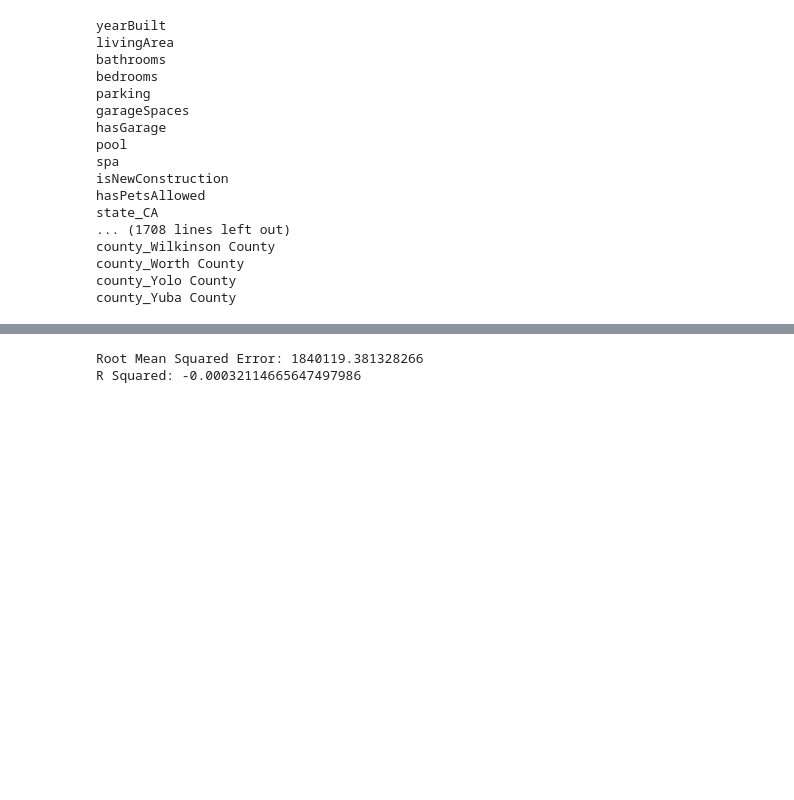
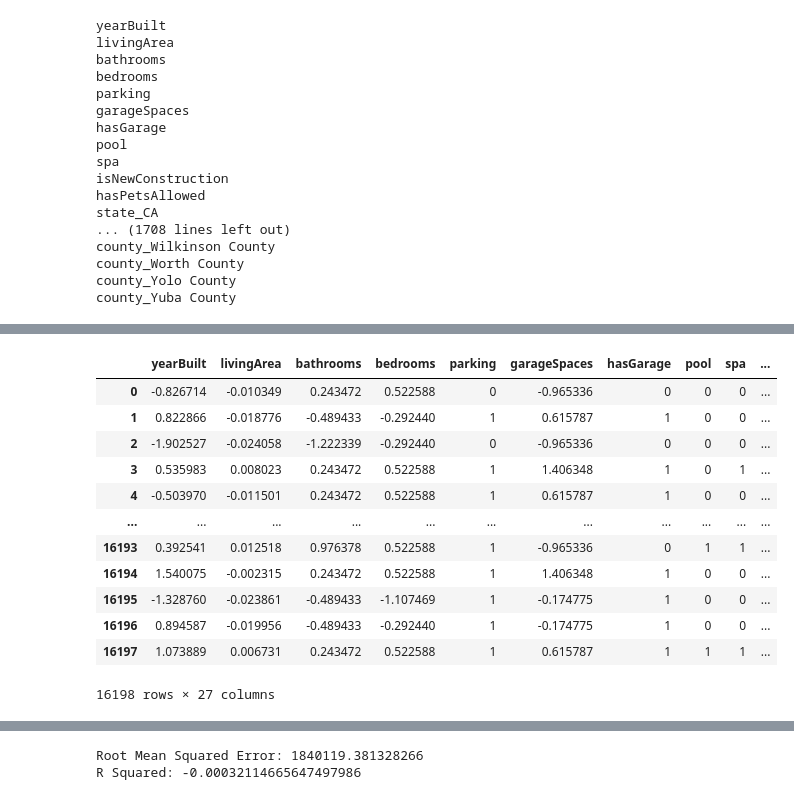
Before and after one commit to rjrichards27/Predicing_House_Prices, a Jupyter notebook: Code/Linear_Regression.ipynb, the cells around one changed output, grey strips where cells are left out. Drawn from its saved outputs; the diff is of its cells as text; code cells hidden in the pictures; blank space fills up the shorter version.

```diff
--- a/Code/Linear_Regression.ipynb
+++ b/Code/Linear_Regression.ipynb
@@ -140,0 +160,16 @@ R Squared: 0.3187613096892473
+# %%
+#importing the California data
+path5 = Path(PARENT).parent / "../Data/X_train_CA.csv"
+X_train_CA = pd.read_csv(path5)
+
+path6 = Path(PARENT).parent / "../Data/X_test_CA.csv"
+X_test_CA = pd.read_csv(path6)
+
+path7 = Path(PARENT).parent / "../Data/y_train_CA.csv"
+y_train_CA = pd.read_csv(path7)
+
+path8 = Path(PARENT).parent / "../Data/y_test_CA.csv"
+y_test_CA= pd.read_csv(path8)
+
+path10 = Path(PARENT).parent / "../Data/X_train_CA_noGeo.csv"
+X_train_CA2 = pd.read_csv(path10)
@@ -140,0 +229,20 @@ R Squared: 0.3187613096892473
+# %%
+#dropping all state, city, and county columns training CA data
+X_train_CA2 = X_train_CA[X_train_CA.columns.drop(list(X_train_CA.filter(regex='state_')))]
+X_train_CA3 = X_train_CA2[X_train_CA2.columns.drop(list(X_train_CA2.filter(regex='city_')))]
+X_train_CA4 = X_train_CA3[X_train_CA3.columns.drop(list(X_train_CA3.filter(regex='county_')))]
+X_train_CA4
+# %% [output]
+|  | yearBuilt | livingArea | bathrooms | bedrooms | parking | garageSpaces | hasGarage | pool | spa | ... |
+| 0 | -0.826714 | -0.010349 | 0.243472 | 0.522588 | 0 | -0.965336 | 0 | 0 | 0 | ... |
+| 1 | 0.822866 | -0.018776 | -0.489433 | -0.292440 | 1 | 0.615787 | 1 | 0 | 0 | ... |
+| 2 | -1.902527 | -0.024058 | -1.222339 | -0.292440 | 0 | -0.965336 | 0 | 0 | 0 | ... |
+| 3 | 0.535983 | 0.008023 | 0.243472 | 0.522588 | 1 | 1.406348 | 1 | 0 | 1 | ... |
+| 4 | -0.503970 | -0.011501 | 0.243472 | 0.522588 | 1 | 0.615787 | 1 | 0 | 0 | ... |
+| ... | ... | ... | ... | ... | ... | ... | ... | ... | ... | ... |
+| 16193 | 0.392541 | 0.012518 | 0.976378 | 0.522588 | 1 | -0.965336 | 0 | 1 | 1 | ... |
+| 16194 | 1.540075 | -0.002315 | 0.243472 | 0.522588 | 1 | 1.406348 | 1 | 0 | 0 | ... |
+| 16195 | -1.328760 | -0.023861 | -0.489433 | -1.107469 | 1 | -0.174775 | 1 | 0 | 0 | ... |
+| 16196 | 0.894587 | -0.019956 | -0.489433 | -0.292440 | 1 | -0.174775 | 1 | 0 | 0 | ... |
+| 16197 | 1.073889 | 0.006731 | 0.243472 | 0.522588 | 1 | 0.615787 | 1 | 1 | 1 | ... |
+16198 rows × 27 columns
```
Also changed, not shown: parts of 14 cells of this notebook.
